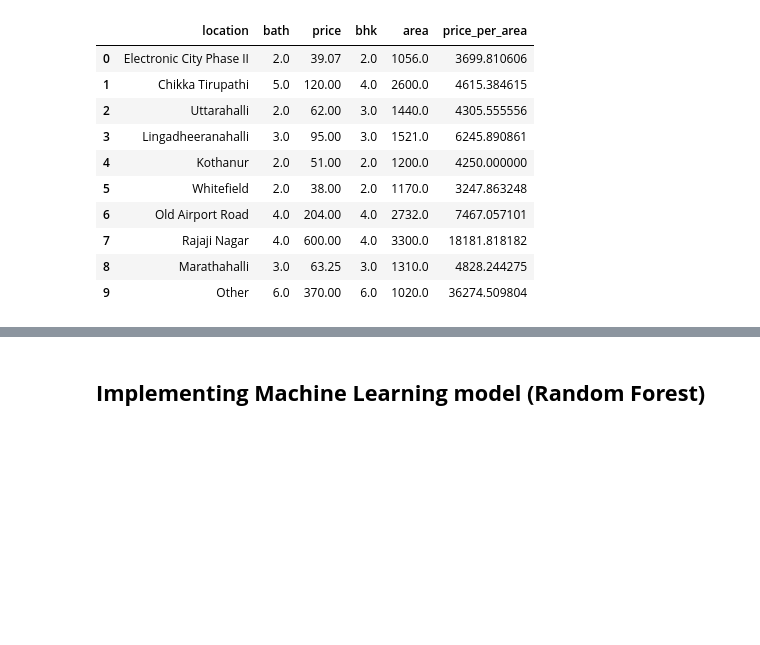
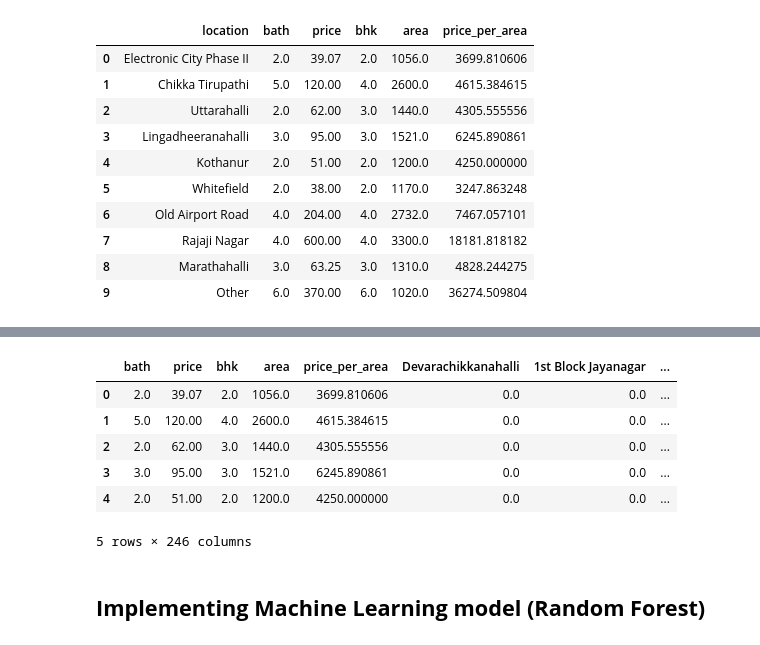
Before and after one commit to Pranavlovescode/Show-Me-Price, a Jupyter notebook: bangluru_price_prediction.ipynb, the cells around one changed output, grey strips where cells are left out. Drawn from its saved outputs; the diff is of its cells as text; code cells hidden in the pictures; blank space fills up the shorter version.

```diff
--- a/bangluru_price_prediction.ipynb
+++ b/bangluru_price_prediction.ipynb
@@ -347,3 +348,14 @@ memory usage: 25.1 MB
+# %%
+df10 = pd.concat([df7.drop(['location'],axis=1),df8.drop(['Other'],axis=1)],axis=1)
+df10.head()
+# %% [output]
+|  | bath | price | bhk | area | price_per_area | Devarachikkanahalli | 1st Block Jayanagar | ... |
+| 0 | 2.0 | 39.07 | 2.0 | 1056.0 | 3699.810606 | 0.0 | 0.0 | ... |
+| 1 | 5.0 | 120.00 | 4.0 | 2600.0 | 4615.384615 | 0.0 | 0.0 | ... |
+| 2 | 2.0 | 62.00 | 3.0 | 1440.0 | 4305.555556 | 0.0 | 0.0 | ... |
+| 3 | 3.0 | 95.00 | 3.0 | 1521.0 | 6245.890861 | 0.0 | 0.0 | ... |
+| 4 | 2.0 | 51.00 | 2.0 | 1200.0 | 4250.000000 | 0.0 | 0.0 | ... |
+5 rows × 246 columns
 # %% [markdown]
 ## **Implementing Machine Learning model (Random Forest)**
 # %% [markdown]
```
Also changed, not shown: parts of 9 cells of this notebook.
